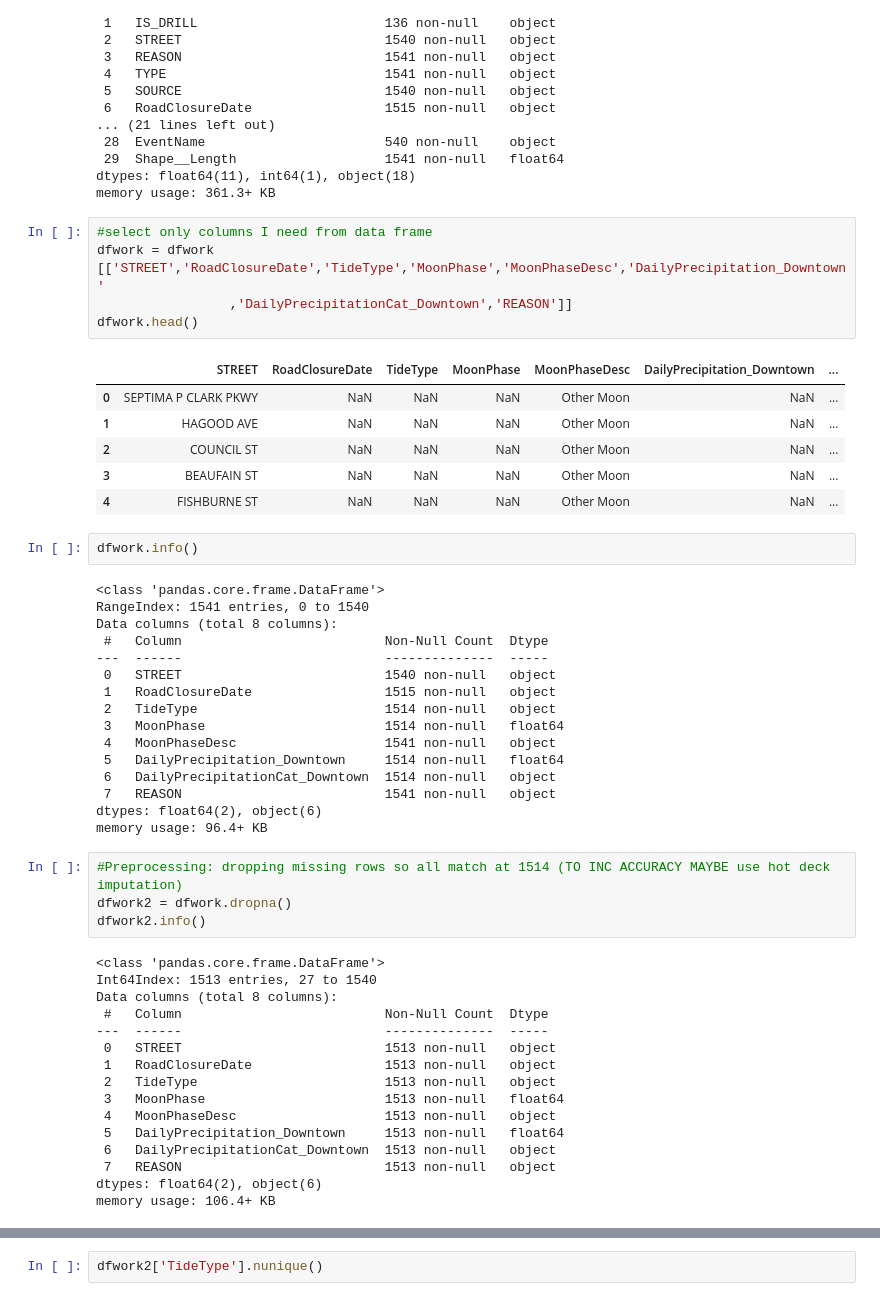
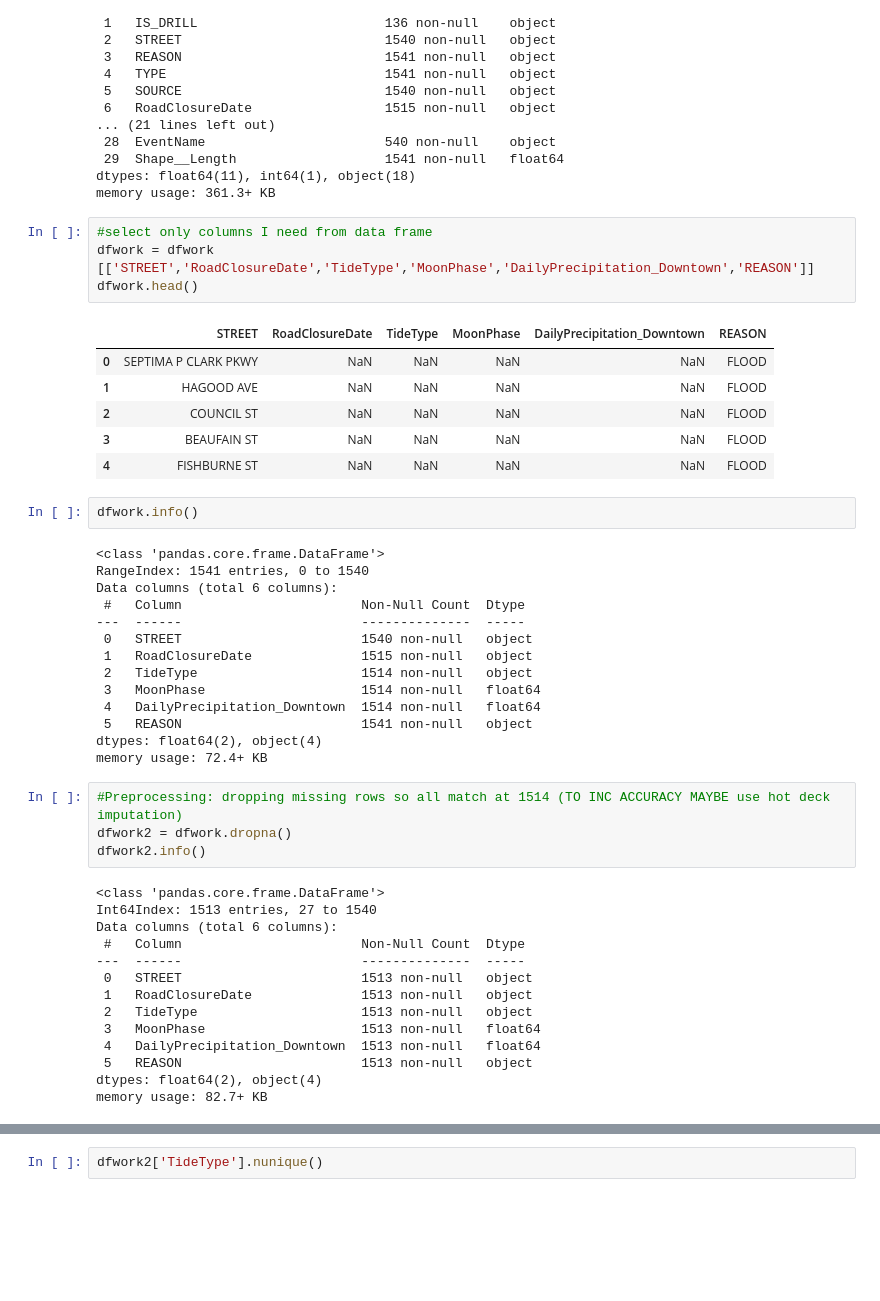
Before and after one commit to schreibergn/Data534Project-, a Jupyter notebook: DowntownFlood.ipynb, the cells around one changed output, grey strips where cells are left out. Drawn from its saved outputs; the diff is of its cells as text; blank space fills up the shorter version.

```diff
--- a/DowntownFlood.ipynb
+++ b/DowntownFlood.ipynb
@@ -238,34 +236,31 @@ dtypes: float64(11), int64(1), object(18)
 memory usage: 361.3+ KB
 # %%
 #select only columns I need from data frame
-dfwork = dfwork [['STREET','RoadClosureDate','TideType','MoonPhase','MoonPhaseDesc','DailyPrecipitation_Downtown'
-                 ,'DailyPrecipitationCat_Downtown','REASON']]
+dfwork = dfwork [['STREET','RoadClosureDate','TideType','MoonPhase','DailyPrecipitation_Downtown','REASON']]
 dfwork.head()
 # %% [output]
-|  | STREET | RoadClosureDate | TideType | MoonPhase | MoonPhaseDesc | DailyPrecipitation_Downtown | ... |
-| 0 | SEPTIMA P CLARK PKWY | NaN | NaN | NaN | Other Moon | NaN | ... |
-| 1 | HAGOOD AVE | NaN | NaN | NaN | Other Moon | NaN | ... |
-| 2 | COUNCIL ST | NaN | NaN | NaN | Other Moon | NaN | ... |
-| 3 | BEAUFAIN ST | NaN | NaN | NaN | Other Moon | NaN | ... |
-| 4 | FISHBURNE ST | NaN | NaN | NaN | Other Moon | NaN | ... |
+|  | STREET | RoadClosureDate | TideType | MoonPhase | DailyPrecipitation_Downtown | REASON |
+| 0 | SEPTIMA P CLARK PKWY | NaN | NaN | NaN | NaN | FLOOD |
+| 1 | HAGOOD AVE | NaN | NaN | NaN | NaN | FLOOD |
+| 2 | COUNCIL ST | NaN | NaN | NaN | NaN | FLOOD |
+| 3 | BEAUFAIN ST | NaN | NaN | NaN | NaN | FLOOD |
+| 4 | FISHBURNE ST | NaN | NaN | NaN | NaN | FLOOD |
 # %%
 dfwork.info()
 # %% [output]
 <class 'pandas.core.frame.DataFrame'>
 RangeIndex: 1541 entries, 0 to 1540
-Data columns (total 8 columns):
- #   Column                          Non-Null Count  Dtype
----  ------                          --------------  -----
- 0   STREET                          1540 non-null   object
- 1   RoadClosureDate                 1515 non-null   object
- 2   TideType                        1514 non-null   object
- 3   MoonPhase                       1514 non-null   float64
- 4   MoonPhaseDesc                   1541 non-null   object
- 5   DailyPrecipitation_Downtown     1514 non-null   float64
- 6   DailyPrecipitationCat_Downtown  1514 non-null   object
- 7   REASON                          1541 non-null   object
-dtypes: float64(2), object(6)
-memory usage: 96.4+ KB
+Data columns (total 6 columns):
+ #   Column                       Non-Null Count  Dtype
+---  ------                       --------------  -----
+ 0   STREET                       1540 non-null   object
+ 1   RoadClosureDate              1515 non-null   object
+ 2   TideType                     1514 non-null   object
+ 3   MoonPhase                    1514 non-null   float64
+ 4   DailyPrecipitation_Downtown  1514 non-null   float64
+ 5   REASON                       1541 non-null   object
+dtypes: float64(2), object(4)
+memory usage: 72.4+ KB
 # %%
 #Preprocessing: dropping missing rows so all match at 1514 (TO INC ACCURACY MAYBE use hot deck imputation)
 dfwork2 = dfwork.dropna()
@@ -273,19 +268,17 @@ dfwork2.info()
 # %% [output]
 <class 'pandas.core.frame.DataFrame'>
 Int64Index: 1513 entries, 27 to 1540
-Data columns (total 8 columns):
- #   Column                          Non-Null Count  Dtype
----  ------                          --------------  -----
- 0   STREET                          1513 non-null   object
- 1   RoadClosureDate                 1513 non-null   object
- 2   TideType                        1513 non-null   object
- 3   MoonPhase                       1513 non-null   float64
- 4   MoonPhaseDesc                   1513 non-null   object
- 5   DailyPrecipitation_Downtown     1513 non-null   float64
- 6   DailyPrecipitationCat_Downtown  1513 non-null   object
- 7   REASON                          1513 non-null   object
-dtypes: float64(2), object(6)
-memory usage: 106.4+ KB
+Data columns (total 6 columns):
+ #   Column                       Non-Null Count  Dtype
+---  ------                       --------------  -----
+ 0   STREET                       1513 non-null   object
+ 1   RoadClosureDate              1513 non-null   object
+ 2   TideType                     1513 non-null   object
+ 3   MoonPhase                    1513 non-null   float64
+ 4   DailyPrecipitation_Downtown  1513 non-null   float64
+ 5   REASON                       1513 non-null   object
+dtypes: float64(2), object(4)
+memory usage: 82.7+ KB
 # %%
 #create new index so all entries have unique index number
 dfwork2 = dfwork2.reset_index(drop=True)
```
Also changed, not shown: parts of 54 cells of this notebook, 1 other file.
